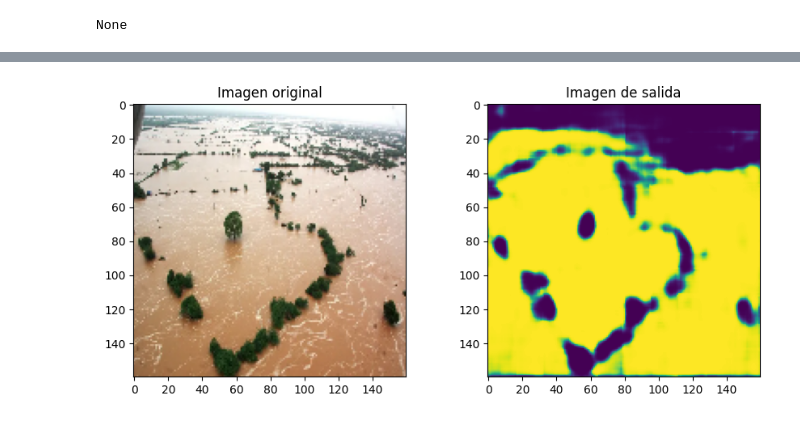
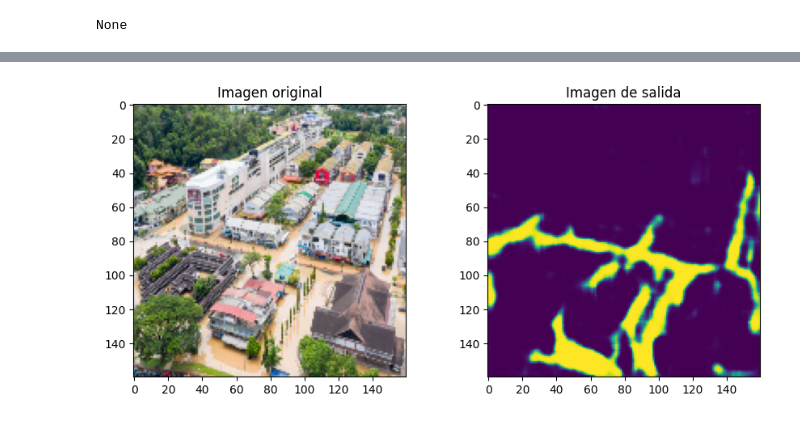
Before and after one commit to AlfredoHsx/Portfolio_IA, a Jupyter notebook: Prc_7_Inundaciones/pr7.ipynb, the cells around one changed output, grey strips where cells are left out. Saved outputs shown, nothing was run; the diff lists cells and outputs as text; code cells hidden in the pictures.

```diff
--- a/Prc_7_Inundaciones/pr7.ipynb
+++ b/Prc_7_Inundaciones/pr7.ipynb
@@ -143,9 +143,9 @@ Epoch 100/100
 # %%
 # Selecciona el índice de la imagen que deseas predecir o visualizar
-num_img = 98
+image_set_index = 241
 
 # Extraemos la imagen de la lista 'images'
-test_image = images[num_img]
+test_image = images[image_set_index]
 
 # Expande las dimensiones de la imagen para que el modelo pueda procesarla
 # El modelo espera un lote de imágenes, así que agregamos una dimensión extra
@@ -166,7 +166,7 @@ fig, axs = plt.subplots(1, 2, figsize=(10, 5))  # (filas, columnas, figsize)
 plt.subplots_adjust(wspace=0.3)  # Aumentar el espaciado entre las imágenes
 
 # Mostrar la imagen original en el primer subplot (izquierda)
-axs[0].imshow(images[num_img])  # Cargar la imagen original
+axs[0].imshow(images[image_set_index])  # Cargar la imagen original
 axs[0].set_title('Imagen original')  # Agregar un título a la imagen original
 #axs[0].axis("off")  # Ocultar los ejes para una presentación más limpia
 
@@ -182 +182 @@ plt.show()
-[figure, old version]
+[figure, new version]
```
Also changed, not shown: parts of 2 cells of this notebook, 12 other files.
